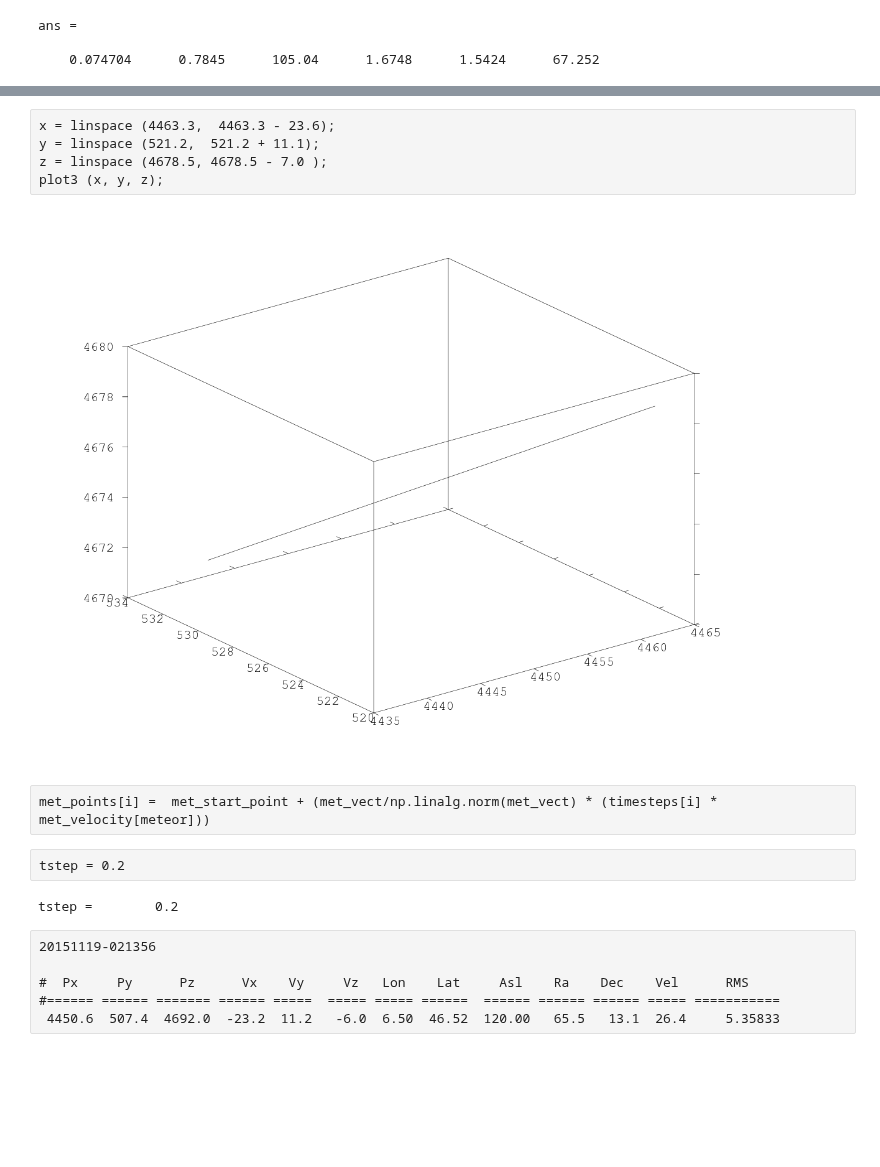
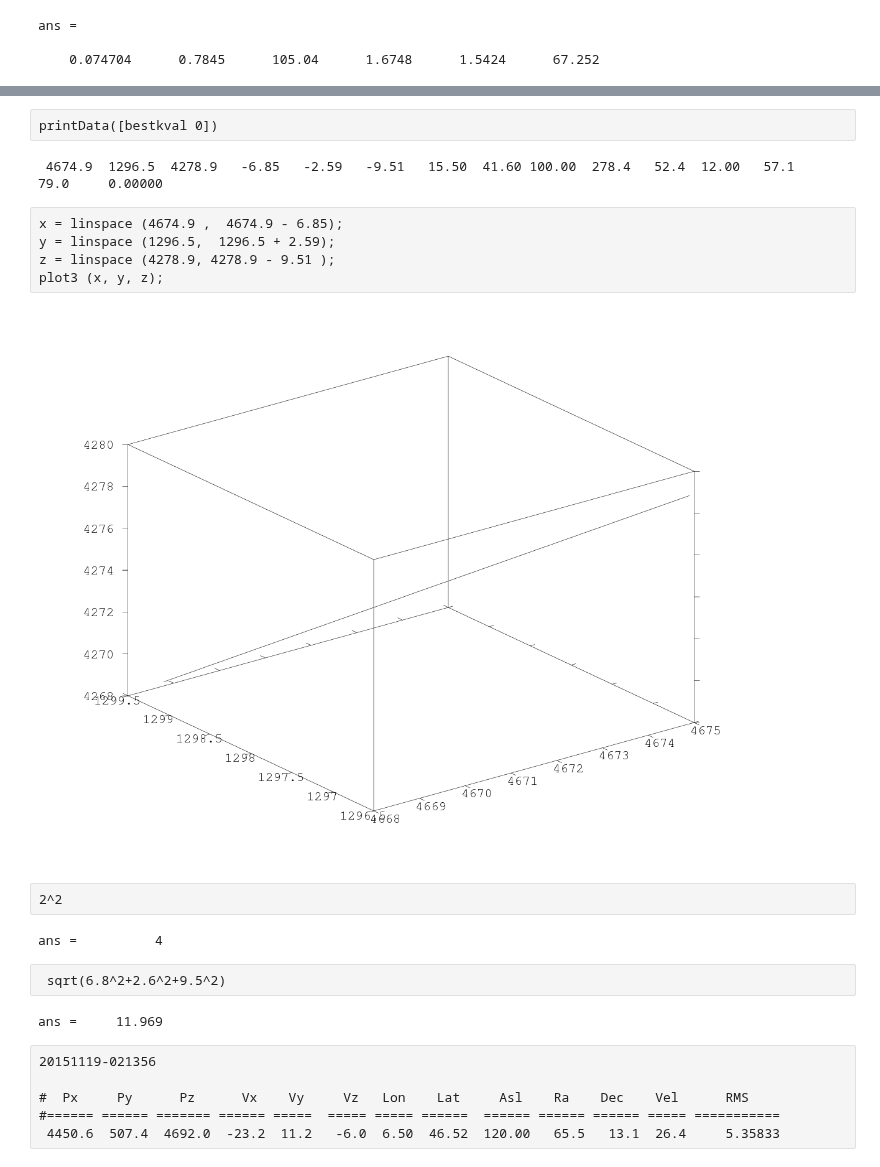
Before and after one commit to bolidozor/MeteorDataAnalyser, a Jupyter notebook: iPython/TrajectoryEstimator/Trajectory_estimator_Octave.ipynb, the cells around one changed output, grey strips where cells are left out. Saved outputs shown, nothing was run; the diff lists cells and outputs as text; blank space fills up the shorter version.

```diff
--- a/iPython/TrajectoryEstimator/Trajectory_estimator_Octave.ipynb
+++ b/iPython/TrajectoryEstimator/Trajectory_estimator_Octave.ipynb
@@ -470,16 +450,22 @@ Doppler =
-# %%
-x = linspace (4463.3,  4463.3 - 23.6);
-y = linspace (521.2,  521.2 + 11.1);
-z = linspace (4678.5, 4678.5 - 7.0 );
-plot3 (x, y, z);
-# %% [output]
-[figure, removed]
-# %%
-met_points[i] =  met_start_point + (met_vect/np.linalg.norm(met_vect) * (timesteps[i] * met_velocity[meteor]))
-# %%
-tstep = 0.2
-# %% [output]
-tstep =        0.2
+# %%
+printData([bestkval 0])
+# %% [output]
+ 4674.9  1296.5  4278.9   -6.85   -2.59   -9.51   15.50  41.60 100.00  278.4   52.4  12.00   57.1   79.0     0.00000
+# %%
+x = linspace (4674.9 ,  4674.9 - 6.85);
+y = linspace (1296.5,  1296.5 + 2.59);
+z = linspace (4278.9, 4278.9 - 9.51 );
+plot3 (x, y, z);
+# %% [output]
+[figure, added]
+# %%
+2^2
+# %% [output]
+ans =          4
+# %%
+ sqrt(6.8^2+2.6^2+9.5^2)
+# %% [output]
+ans =     11.969
 # %%
 20151119-021356
 
```
Also changed, not shown: parts of 4 cells of this notebook, 2 other files.
